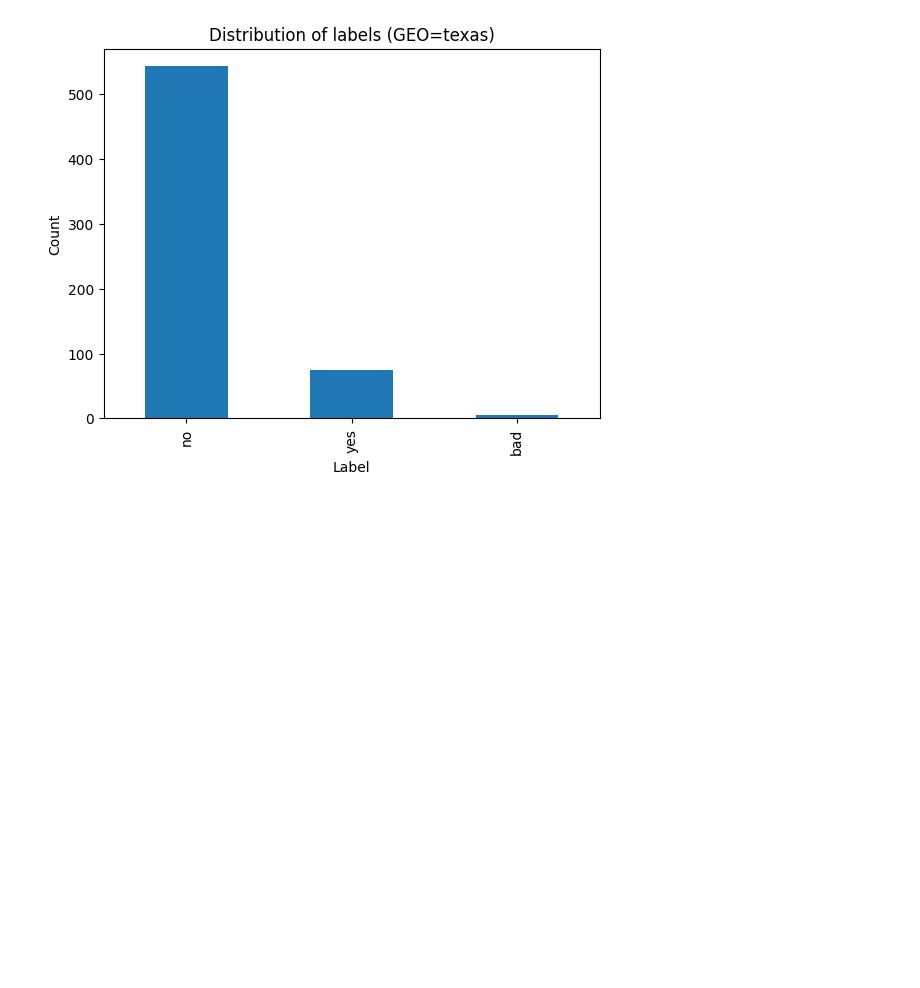
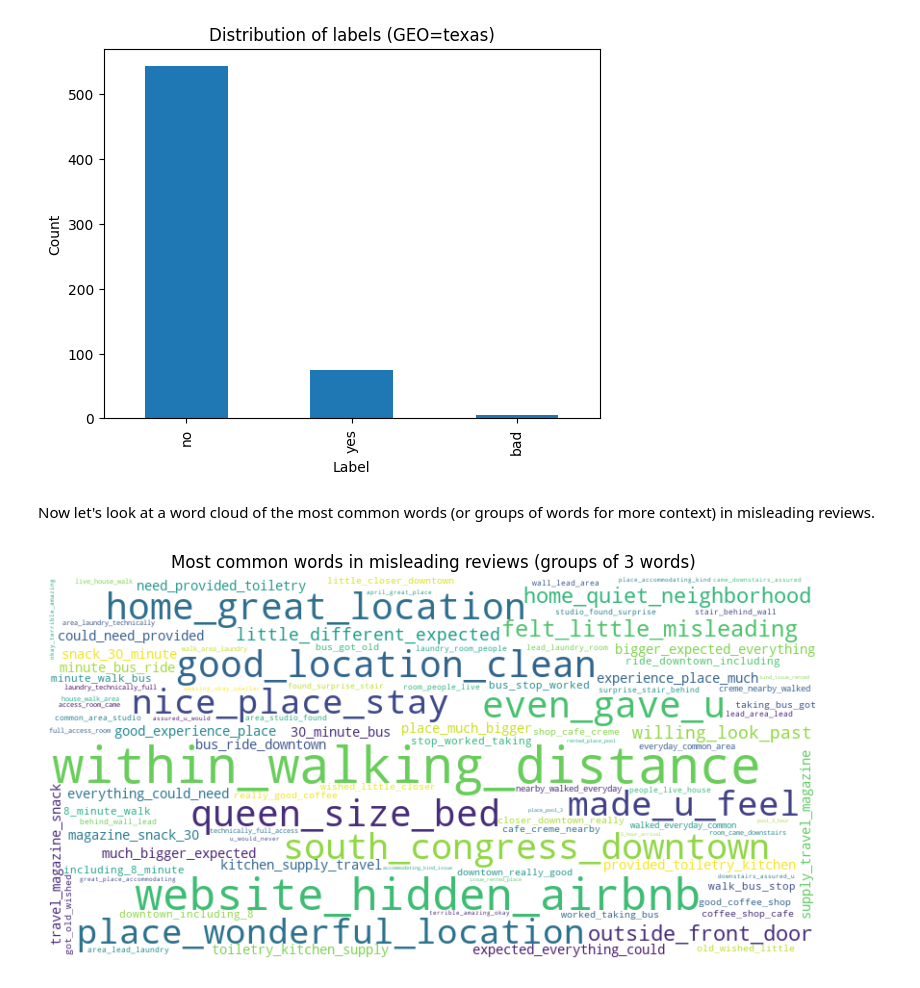
Before and after one commit to g1776/DS440CapstoneIndubitably, a Jupyter notebook: notebooks/data_processing/generate_processed.ipynb, the cells around one changed output. Drawn from its saved outputs; the diff is of its cells as text; code cells hidden in the pictures; blank space fills up the shorter version.

Commit message:
word cloud!

```diff
--- a/notebooks/data_processing/generate_processed.ipynb
+++ b/notebooks/data_processing/generate_processed.ipynb
@@ -86,6 +149,32 @@ plt.show()
 # %% [output]
 % of data with label 'yes': 12.0
 [figure]
+# %% [markdown]
+Now let's look at a word cloud of the most common words (or groups of words for more context) in misleading reviews.
+# %%
+from wordcloud import WordCloud
+
+# generate wordcloud for misleading reviews
+misleading_reviews = subset_labels_and_listing[subset_labels_and_listing.label == "yes"]
+
+# get groups of N consecutive words
+N = 3
+words = misleading_reviews.comments.apply(lambda x: [" ".join(x[i:i+N]) for i in range(len(x)-N-1)])
+
+# combine all lists of words into one list
+all_words = words.explode().apply(lambda x: "_".join(x.split(" "))).tolist()
+all_words_as_string = " ".join(all_words)
+
+wc = WordCloud(background_color="white", max_words=100, width=800, height=400).generate(all_words_as_string)
+
+# show wordcloud using matplotlib
+plt.figure(figsize=(10,5))
+plt.title(f"Most common words in misleading reviews (groups of {N} words)")
+plt.imshow(wc, interpolation="bilinear")
+plt.axis("off")
+plt.show()
+# %% [output]
+[figure, added]
 # %%
 # save it
 subset_labels_and_listing.to_csv(DATA_FP + f"/processed/{GEO}_processed.csv", index=False)
```
Also changed, not shown: parts of 6 cells of this notebook.
